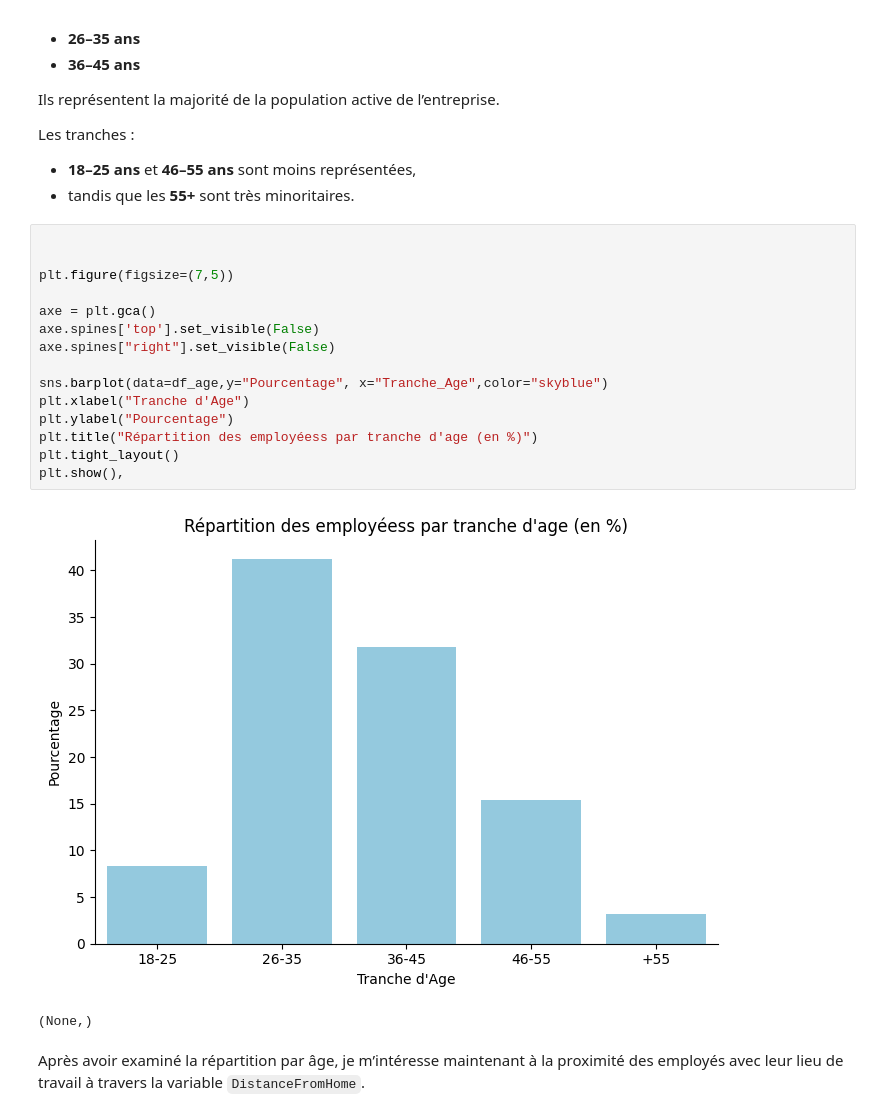
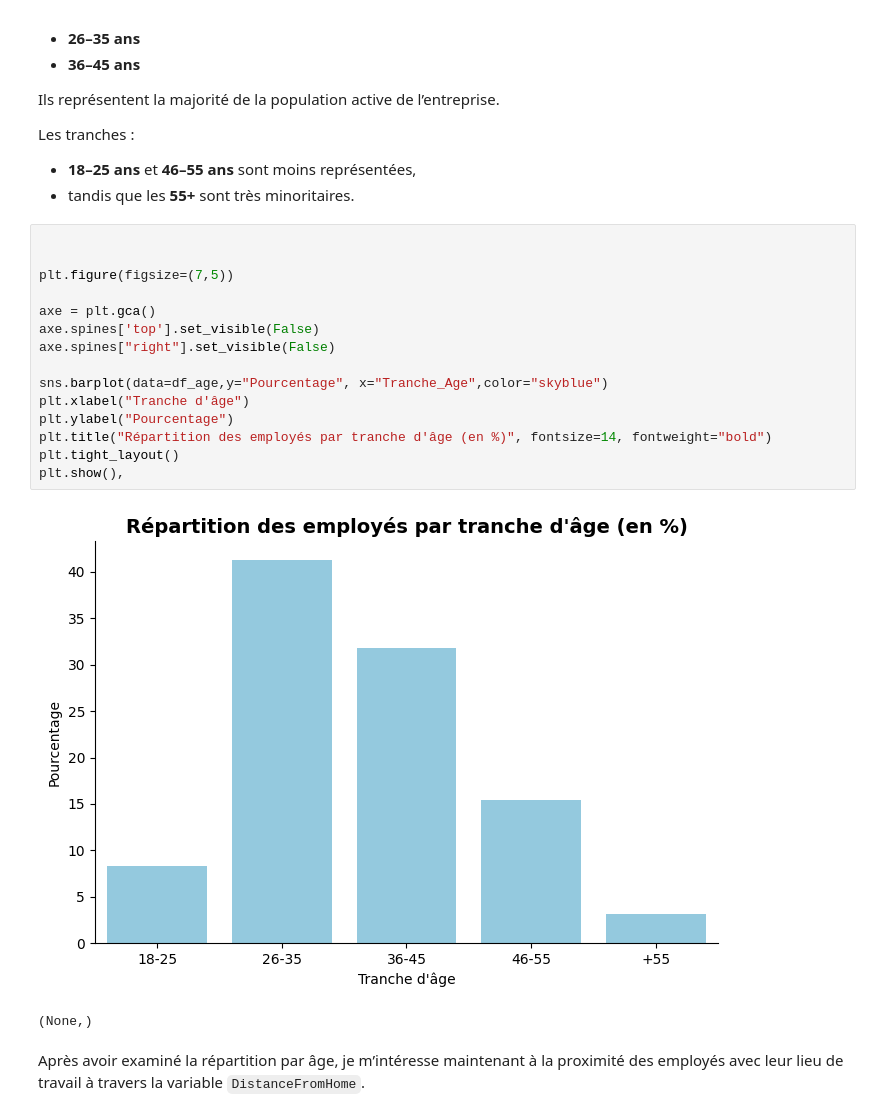
Before and after one commit to Kemuri15/employee-attrition-analysis, a Jupyter notebook: notebooks/03_axes_vie_perso.ipynb, the cells around one changed output. Cells and saved outputs as stored; diff of their text form.

```diff
--- a/notebooks/03_axes_vie_perso.ipynb
+++ b/notebooks/03_axes_vie_perso.ipynb
@@ -246,20 +246,20 @@ Les tranches :
 # %%
 
 
 plt.figure(figsize=(7,5))
 
 axe = plt.gca()
 axe.spines['top'].set_visible(False)
 axe.spines["right"].set_visible(False)
 
 sns.barplot(data=df_age,y="Pourcentage", x="Tranche_Age",color="skyblue")
-plt.xlabel("Tranche d'Age")
+plt.xlabel("Tranche d'âge")
 plt.ylabel("Pourcentage")
-plt.title("Répartition des employéess par tranche d'age (en %)")
+plt.title("Répartition des employés par tranche d'âge (en %)", fontsize=14, fontweight="bold")
 plt.tight_layout()
 plt.show(),
 # %% [output]
-[figure, old version]
+[figure, new version]
 (None,)
 # %% [markdown]
 Après avoir examiné la répartition par âge, je m’intéresse maintenant à la proximité des employés avec leur lieu de travail à travers la variable `DistanceFromHome`.
```
Also changed, not shown: parts of 24 cells of this notebook.
